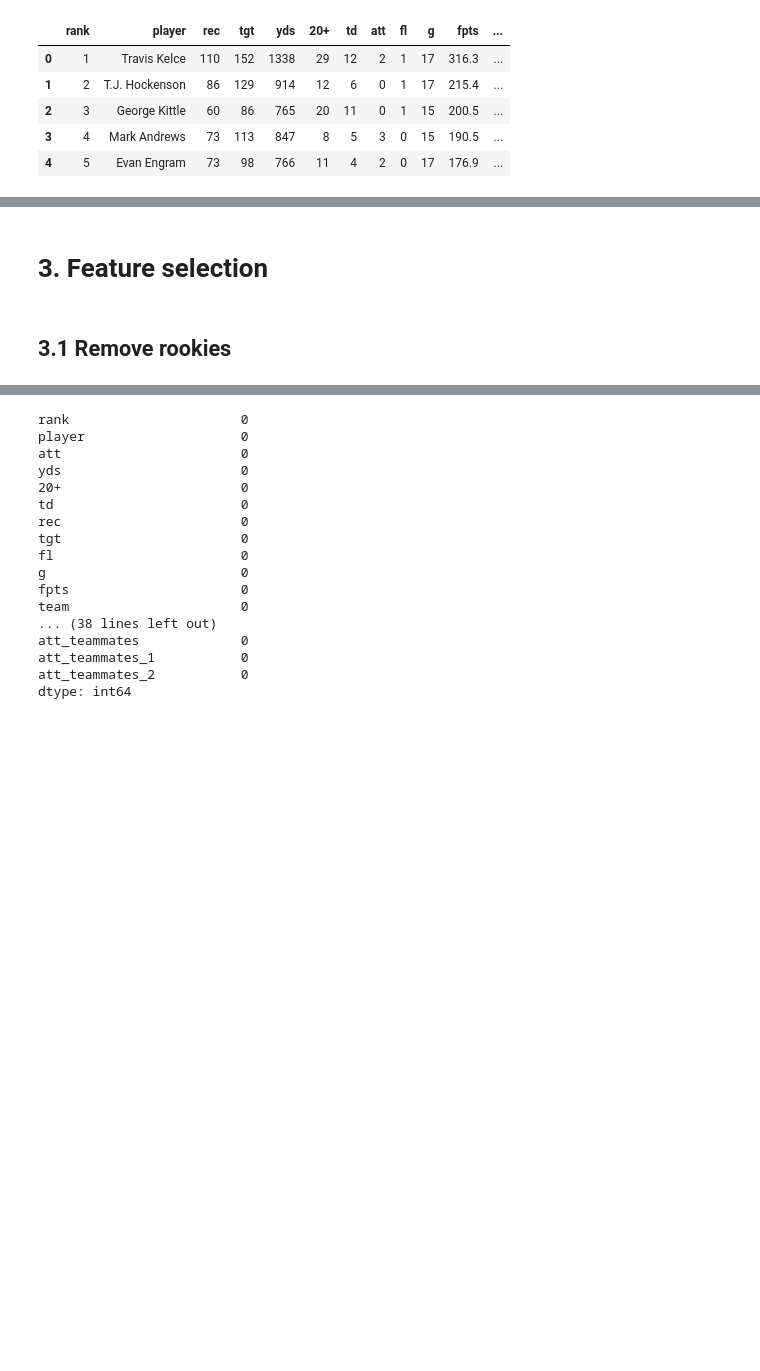
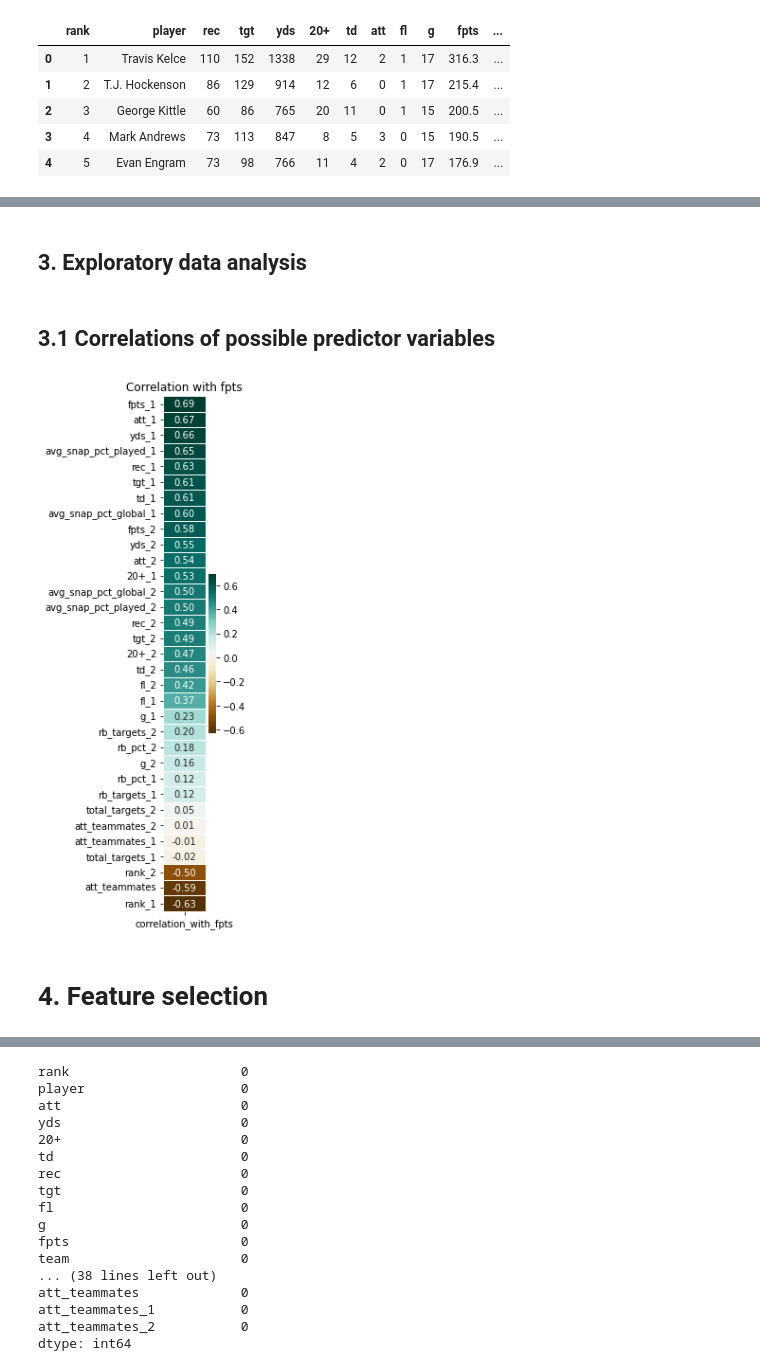
Before and after one commit to kevinmiguel97/Fantasy-Football-, a Jupyter notebook: Notebook.ipynb, the cells around one changed output, grey strips where cells are left out. Cells and saved outputs as stored; diff of their text form; code cells hidden in the pictures; blank space fills up the shorter version.

```diff
--- a/Notebook.ipynb
+++ b/Notebook.ipynb
@@ -504,4 +518,28 @@ def plot_scatter(df, x_col, y_col):
+# %% [markdown]
+## 3. Exploratory data analysis
+# %% [markdown]
+## 3.1 Correlations of possible predictor variables
+# %%
+# Get the list of numeric column names
+numeric_columns = df_rb_21.select_dtypes(include=[np.number]).columns.tolist()
+
+# Compute the correlation between 'fpts' and each numeric column individually
+correlations = df_rb_21[numeric_columns].corrwith(df_rb_21['fpts'])
+
+# Create a new DataFrame with correlations
+correlation_df = pd.DataFrame({'correlation_with_fpts': correlations})
+
+# Remove the row corresponding to 'fpts' from the DataFrame as well as all variables corresponding to the year to predict
+correlation_df = correlation_df.drop(['fpts', 'rank', 'att', 'yds', '20+', 'td', 'rec', 'tgt', 'fl', 'g',
+                                      'avg_snap_pct_played', 'avg_snap_pct_global', 'rb_targets',
+                                      'rb_pct', 'total_targets'])
+
+# Create a heatmap using seaborn
+plt.figure(figsize=(1, 10))
+sns.heatmap(correlation_df.sort_values(by='correlation_with_fpts', ascending=False), annot=True, cmap='BrBG', fmt='.2f', linewidths=0.5)
+plt.title('Correlation with fpts')
+plt.show()
+# %% [output]
+[figure, added]
 # %% [markdown]
-# 3. Feature selection
+# 4. Feature selection
-# %% [markdown]
-## 3.1 Remove rookies
```
Also changed, not shown: parts of 3 cells of this notebook.
